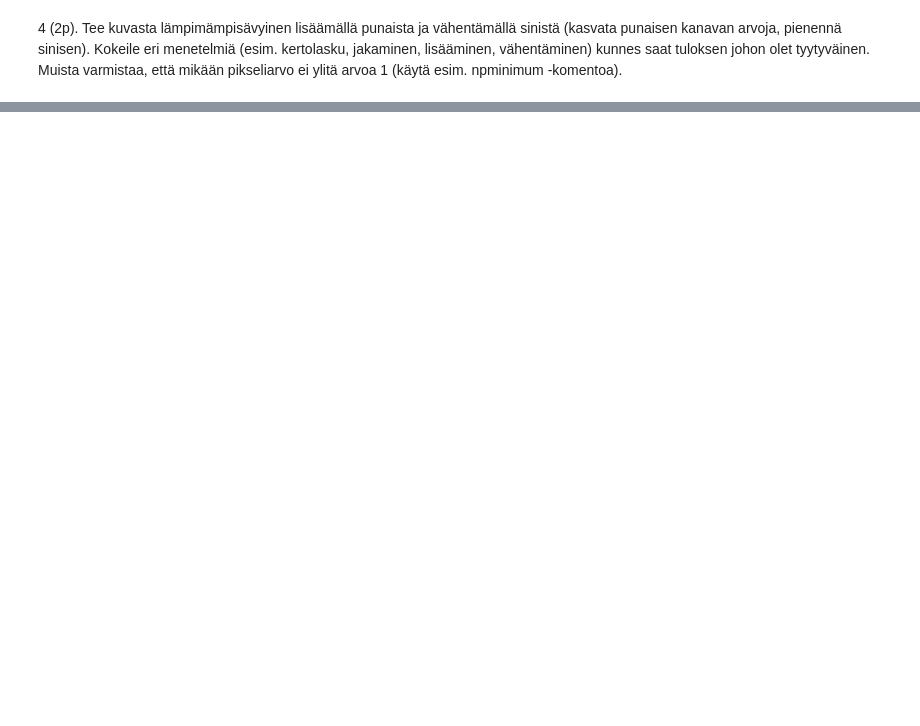
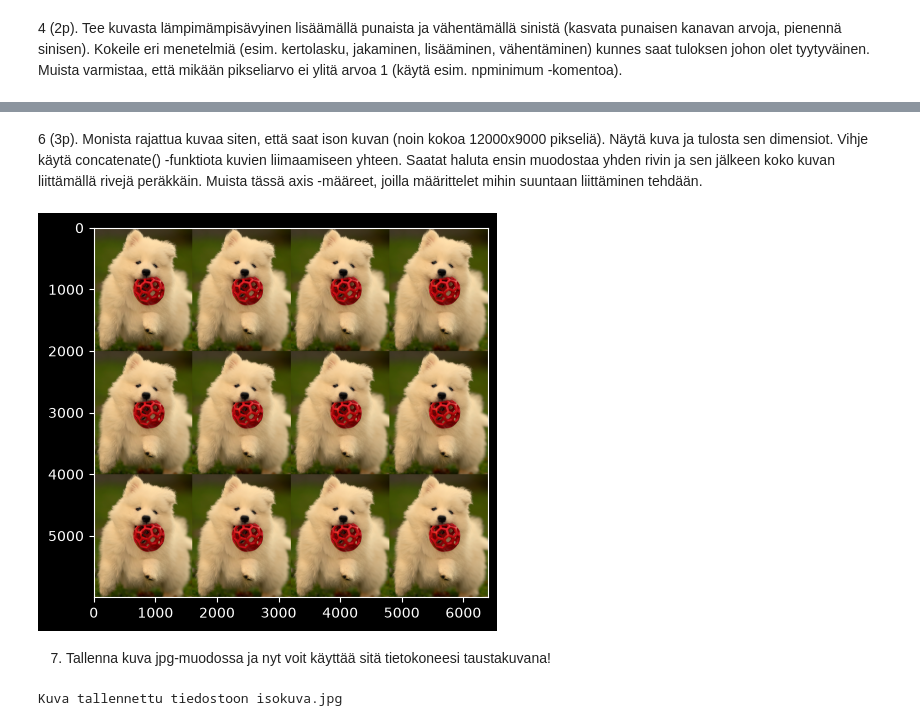
Before and after one commit to jallu123/Python_ohjelmoinnin_jatkokurssi, a Jupyter notebook: Tehtävät/tehtävä07.ipynb, the cells around one changed output, grey strips where cells are left out. Drawn from its saved outputs; the diff is of its cells as text; code cells hidden in the pictures; blank space fills up the shorter version.

```diff
--- a/Tehtävät/tehtävä07.ipynb
+++ b/Tehtävät/tehtävä07.ipynb
@@ -72,0 +84,18 @@ plt.show()
+# %% [markdown]
+6 (3p). Monista rajattua kuvaa siten, että saat ison kuvan (noin kokoa 12000x9000 pikseliä). Näytä kuva ja tulosta sen dimensiot. Vihje käytä concatenate() -funktiota kuvien liimaamiseen yhteen. Saatat haluta ensin muodostaa yhden rivin ja sen jälkeen koko kuvan liittämällä rivejä peräkkäin. Muista tässä axis -määreet, joilla määrittelet mihin suuntaan liittäminen tehdään.
+# %%
+rajattu_monistus = (rajattu * 255).astype(np.uint8)
+rivi = np.concatenate([rajattu_monistus] * 4, axis=1)
+isokuva = np.concatenate([rivi] * 3, axis=0)
+
+plt.imshow(isokuva)
+plt.show()
+# %% [output]
+[figure, added]
+# %% [markdown]
+7. Tallenna kuva jpg-muodossa ja nyt voit käyttää sitä tietokoneesi taustakuvana!
+# %%
+plt.imsave("isokuva.jpg", isokuva)
+print("Kuva tallennettu tiedostoon isokuva.jpg")
+# %% [output]
+Kuva tallennettu tiedostoon isokuva.jpg
```
Also changed, not shown: parts of 8 cells of this notebook, 4 other files.
